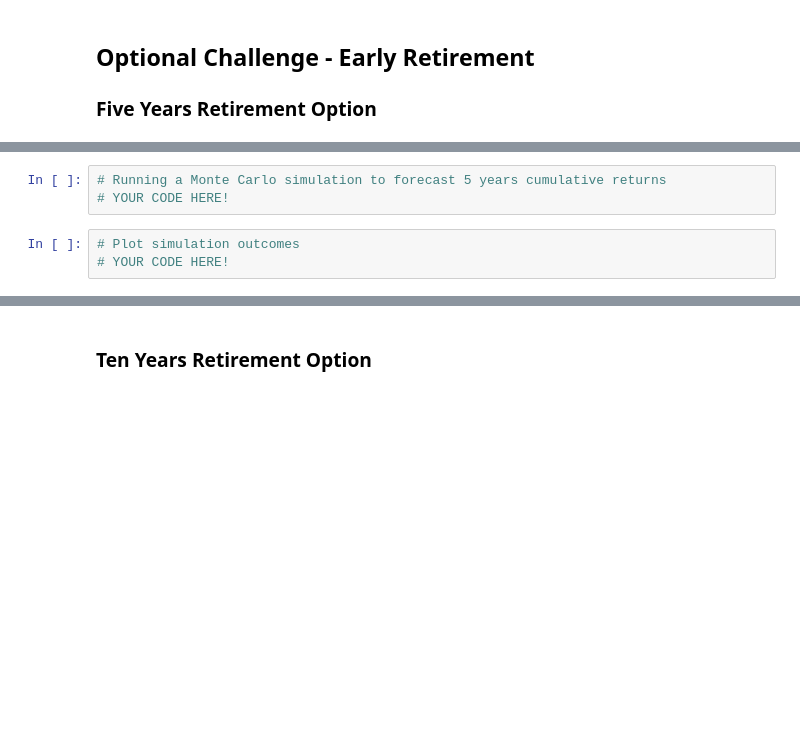
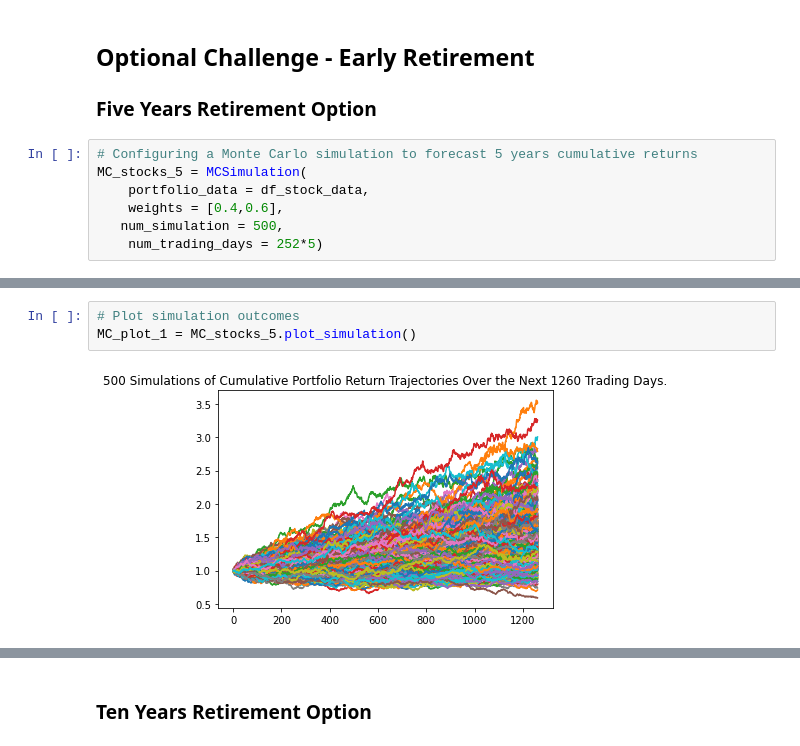
Before and after one commit to farahtawad/api-homework, a Jupyter notebook: financial-planner-solution.ipynb, the cells around one changed output, grey strips where cells are left out. Cells and saved outputs as stored; diff of their text form; blank space fills up the shorter version.

```diff
--- a/financial-planner-solution.ipynb
+++ b/financial-planner-solution.ipynb
@@ -282,4 +285,11 @@ There is a 95% chance that an initial investment of $30000.0 in the portfolio ov
 
 
 ### Five Years Retirement Option
+# %%
+# Configuring a Monte Carlo simulation to forecast 5 years cumulative returns
+MC_stocks_5 = MCSimulation(
+    portfolio_data = df_stock_data,
+    weights = [0.4,0.6],
+   num_simulation = 500,
+    num_trading_days = 252*5)
 # %%
@@ -288,8 +329,7 @@ There is a 95% chance that an initial investment of $30000.0 in the portfolio ov
-# %%
-# Running a Monte Carlo simulation to forecast 5 years cumulative returns
-# YOUR CODE HERE!
 # %%
 # Plot simulation outcomes
-# YOUR CODE HERE!
+MC_plot_1 = MC_stocks_5.plot_simulation()
+# %% [output]
+[figure, added]
 # %%
 # Plot probability distribution and confidence intervals
```
Also changed, not shown: parts of 21 cells of this notebook.
